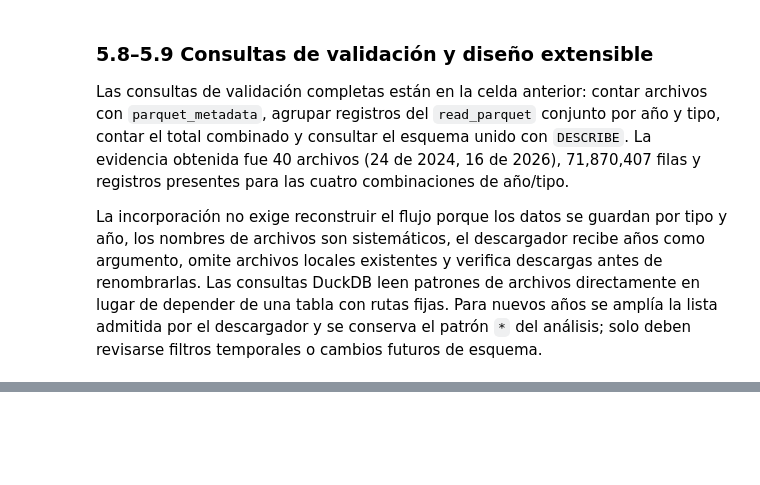
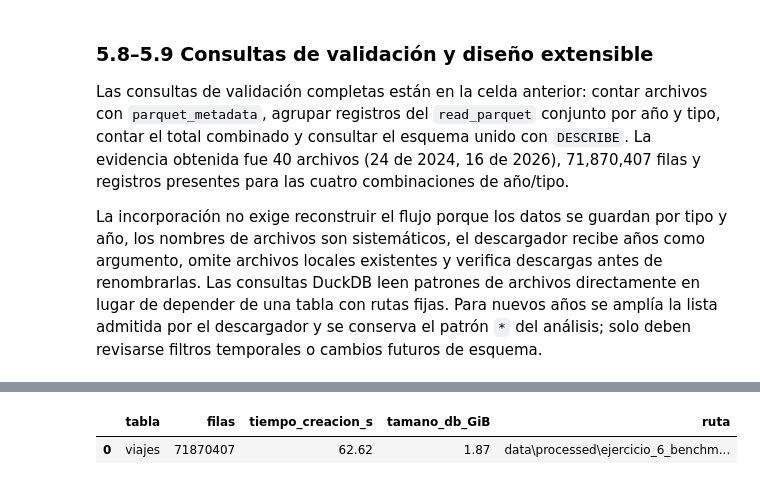
Before and after one commit to Paul-1511/duckdb, a Jupyter notebook: notebooks/duck.ipynb, the cells around one changed output, grey strips where cells are left out. Drawn from its saved outputs; the diff is of its cells as text; code cells hidden in the pictures; blank space fills up the shorter version.

```diff
--- a/notebooks/duck.ipynb
+++ b/notebooks/duck.ipynb
@@ -516,0 +553,33 @@ La incorporación no exige reconstruir el flujo porque los datos se guardan por
+# %%
+from time import perf_counter
+
+ruta_db_benchmark = raiz_proyecto / "data" / "processed" / "ejercicio_6_benchmark.duckdb"
+ruta_db_benchmark.parent.mkdir(parents=True, exist_ok=True)
+ruta_parquet_benchmark = todos_los_anios_glob.replace("\\", "/")
+benchmark_con = duckdb.connect(str(ruta_db_benchmark))
+
+inicio_materializacion = perf_counter()
+benchmark_con.execute(f"""
+CREATE OR REPLACE TABLE viajes AS
+SELECT
+    CAST(regexp_extract(filename, '(202[46])-[0-9]{{2}}[.]parquet', 1) AS INTEGER) AS anio,
+    CASE WHEN filename LIKE '%yellow%' THEN 'yellow' ELSE 'green' END AS tipo_taxi,
+    * EXCLUDE (filename)
+FROM read_parquet('{ruta_parquet_benchmark}', union_by_name = true, filename = true)
+""")
+benchmark_con.execute("ANALYZE viajes")
+tiempo_materializacion_s = perf_counter() - inicio_materializacion
+filas_materializadas = benchmark_con.execute("SELECT count(*) FROM viajes").fetchone()[0]
+tamano_db_bytes = ruta_db_benchmark.stat().st_size
+
+resumen_materializacion = pd.DataFrame([{
+    "tabla": "viajes",
+    "filas": filas_materializadas,
+    "tiempo_creacion_s": round(tiempo_materializacion_s, 2),
+    "tamano_db_GiB": round(tamano_db_bytes / 1024**3, 3),
+    "ruta": str(ruta_db_benchmark.relative_to(raiz_proyecto)),
+}])
+display(resumen_materializacion)
+# %% [output]
+|  | tabla | filas | tiempo_creacion_s | tamano_db_GiB | ruta |
+| 0 | viajes | 71870407 | 62.62 | 1.87 | data\processed\ejercicio_6_benchm... |
```
Also changed, not shown: parts of 8 cells of this notebook, 1 other file.
